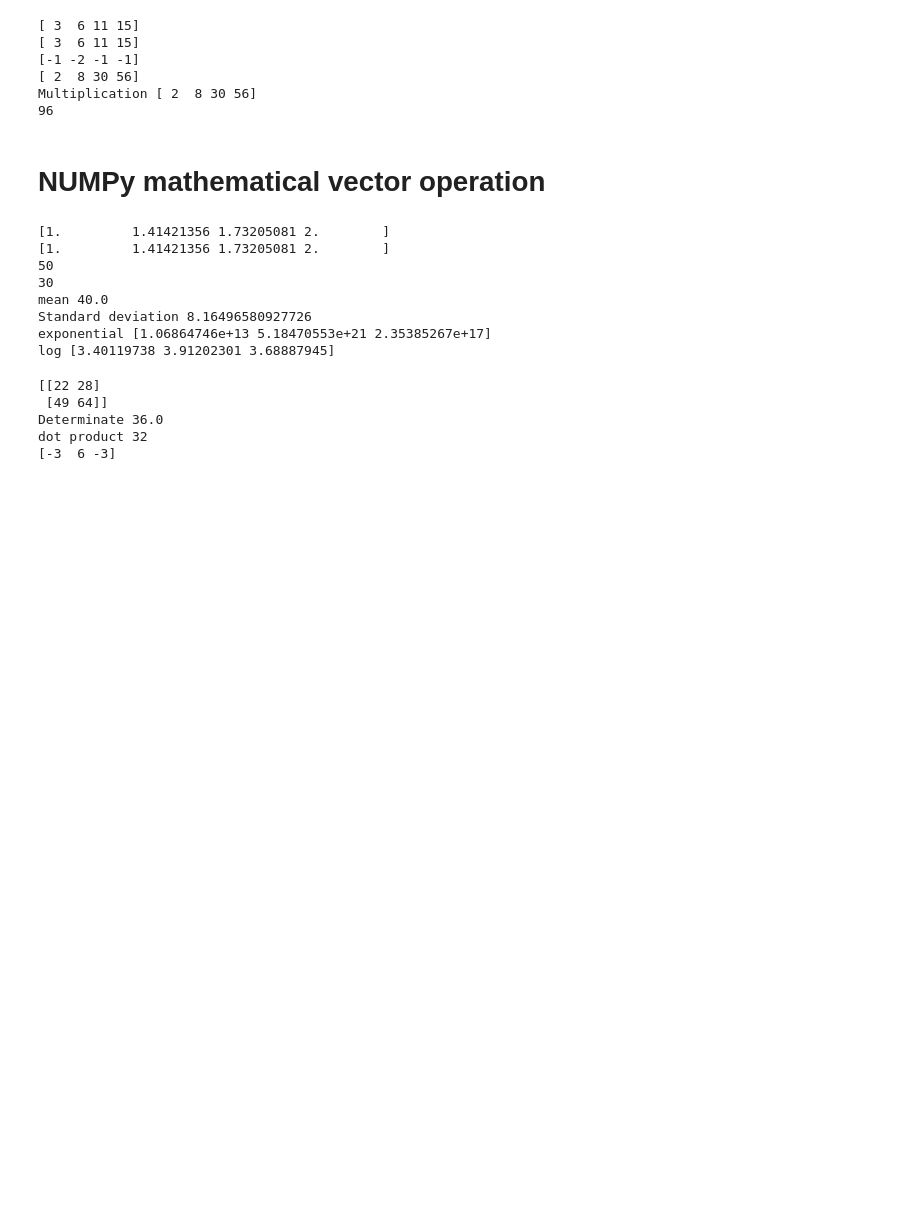
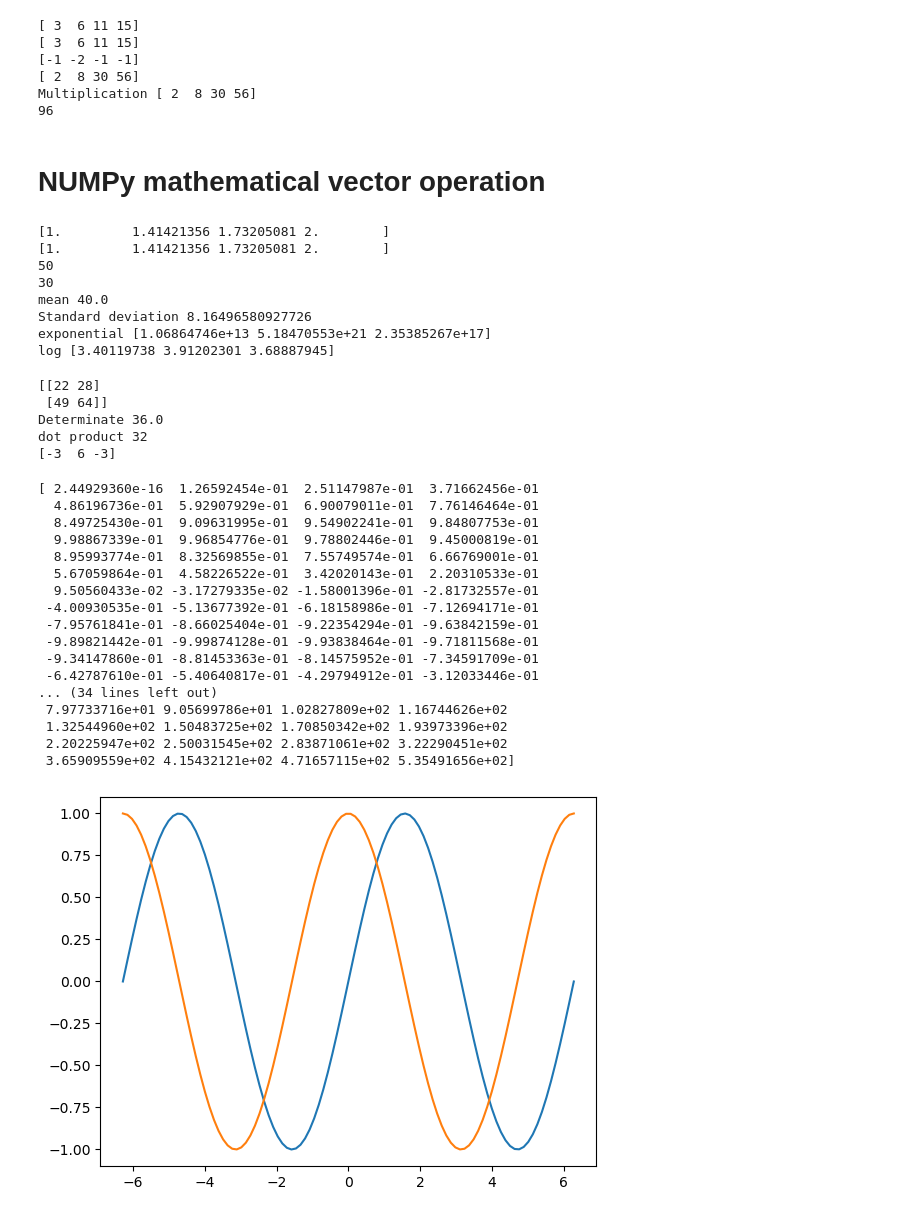
Before and after one commit to sandhyamainali/python, a Jupyter notebook: week4Group .ipynb, the cells around one changed output. Cells and saved outputs as stored; diff of their text form; code cells hidden in the pictures; blank space fills up the shorter version.

```diff
--- a/week4Group .ipynb
+++ b/week4Group .ipynb
@@ -243,3 +243,35 @@ print(cross_product)
 Determinate 36.0
 dot product 32
 [-3  6 -3]
+# %%
+import numpy as np
+import matplotlib.pyplot as plt
+# generate x values
+#linespace:yauta points ma vako bich ko space
+x=np.linspace(-2*np.pi, 2 * np.pi, 100)
+y_sin=np.sin(x)
+y_cos=np.cos(x)
+print(y_sin)# cancilation
+plt.plot(x,y_sin)
+plt.plot(x,y_cos)
+y_exp=np.exp(x)
+print(y_exp)
+# %% [output]
+[ 2.44929360e-16  1.26592454e-01  2.51147987e-01  3.71662456e-01
+  4.86196736e-01  5.92907929e-01  6.90079011e-01  7.76146464e-01
+  8.49725430e-01  9.09631995e-01  9.54902241e-01  9.84807753e-01
+  9.98867339e-01  9.96854776e-01  9.78802446e-01  9.45000819e-01
+  8.95993774e-01  8.32569855e-01  7.55749574e-01  6.66769001e-01
+  5.67059864e-01  4.58226522e-01  3.42020143e-01  2.20310533e-01
+  9.50560433e-02 -3.17279335e-02 -1.58001396e-01 -2.81732557e-01
+ -4.00930535e-01 -5.13677392e-01 -6.18158986e-01 -7.12694171e-01
+ -7.95761841e-01 -8.66025404e-01 -9.22354294e-01 -9.63842159e-01
+ -9.89821442e-01 -9.99874128e-01 -9.93838464e-01 -9.71811568e-01
+ -9.34147860e-01 -8.81453363e-01 -8.14575952e-01 -7.34591709e-01
+ -6.42787610e-01 -5.40640817e-01 -4.29794912e-01 -3.12033446e-01
+... (34 lines left out)
+ 7.97733716e+01 9.05699786e+01 1.02827809e+02 1.16744626e+02
+ 1.32544960e+02 1.50483725e+02 1.70850342e+02 1.93973396e+02
+ 2.20225947e+02 2.50031545e+02 2.83871061e+02 3.22290451e+02
+ 3.65909559e+02 4.15432121e+02 4.71657115e+02 5.35491656e+02]
+[figure, added]
```
Also changed, not shown: 6 other files.
